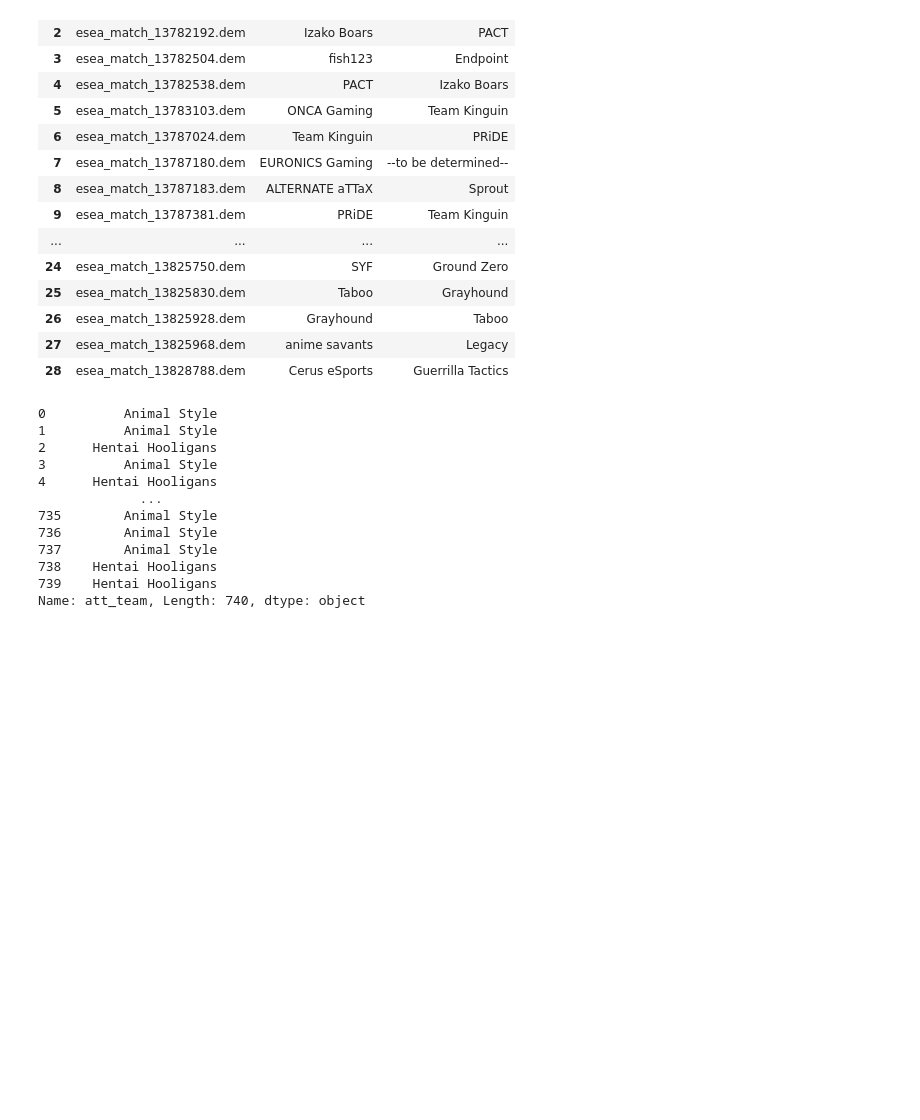
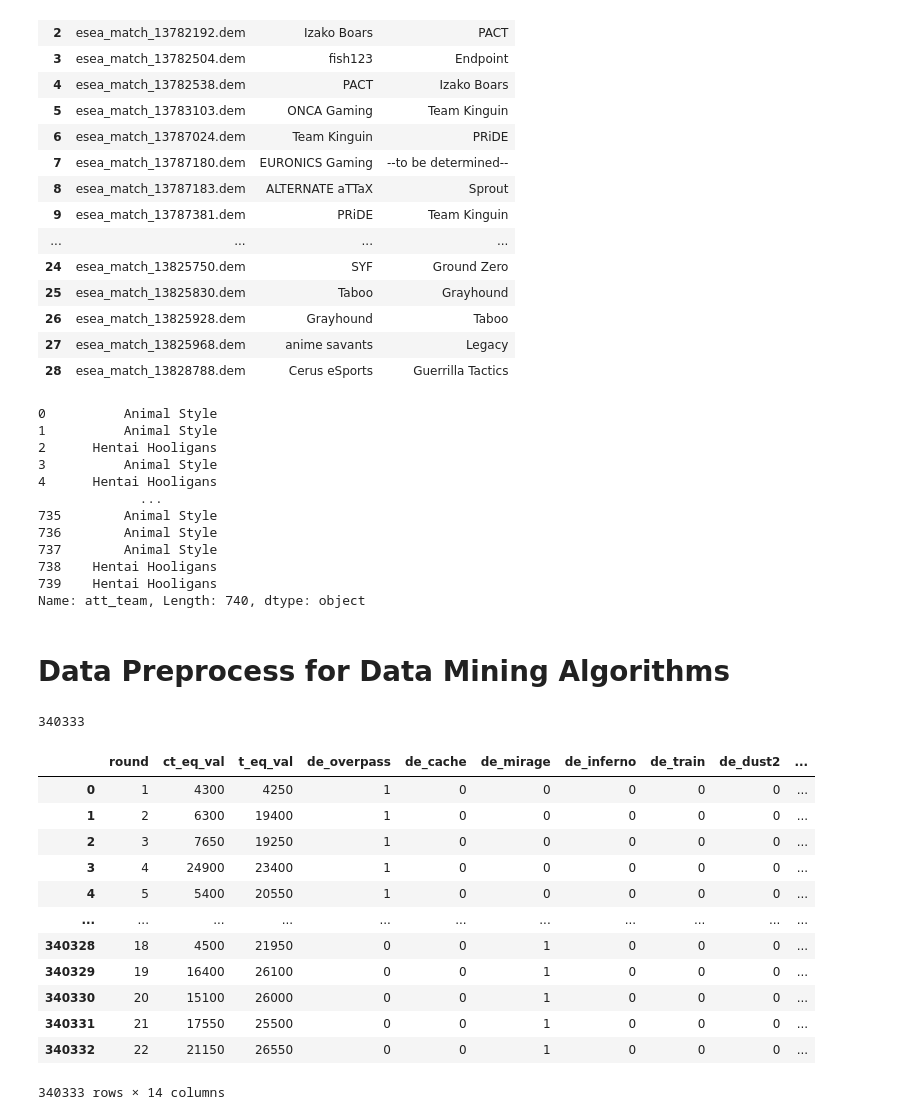
Before and after one commit to gandhimonil9823/CS_GO_Analysis, a Jupyter notebook: CS_GO_Analysis_renaming.ipynb, the cells around one changed output. Cells and saved outputs as stored; diff of their text form; code cells hidden in the pictures; blank space fills up the shorter version.

Commit message:
Preprocessing done for running data mining algorithms

```diff
--- a/CS_GO_Analysis_renaming.ipynb
+++ b/CS_GO_Analysis_renaming.ipynb
@@ -197,3 +197,14 @@ for index,dict_row in rename_dict.iterrows():
       else:
         data_row['att_team'] = 'Team 2'
         data_row['vic_team'] = 'Team 1'
+# %% [markdown]
+# Data Preprocess for Data Mining Algorithms
+# %%
+# function call to load and preprocess the esea_meta_demos
+df_esea_meta_demos = preprocess_esea_meta_demos()
+
+df_esea_meta_demos.head()
+
+print(len(df_esea_meta_demos))
+# %% [output]
+340333
@@ -199,0 +255,18 @@ for index,dict_row in rename_dict.iterrows():
+# %%
+df_preprocessed = preprocess_meta_demos_algo(df_esea_meta_demos)
+
+df_preprocessed
+# %% [output]
+|  | round | ct_eq_val | t_eq_val | de_overpass | de_cache | de_mirage | de_inferno | de_train | de_dust2 | ... |
+| 0 | 1 | 4300 | 4250 | 1 | 0 | 0 | 0 | 0 | 0 | ... |
+| 1 | 2 | 6300 | 19400 | 1 | 0 | 0 | 0 | 0 | 0 | ... |
+| 2 | 3 | 7650 | 19250 | 1 | 0 | 0 | 0 | 0 | 0 | ... |
+| 3 | 4 | 24900 | 23400 | 1 | 0 | 0 | 0 | 0 | 0 | ... |
+| 4 | 5 | 5400 | 20550 | 1 | 0 | 0 | 0 | 0 | 0 | ... |
+| ... | ... | ... | ... | ... | ... | ... | ... | ... | ... | ... |
+| 340328 | 18 | 4500 | 21950 | 0 | 0 | 1 | 0 | 0 | 0 | ... |
+| 340329 | 19 | 16400 | 26100 | 0 | 0 | 1 | 0 | 0 | 0 | ... |
+| 340330 | 20 | 15100 | 26000 | 0 | 0 | 1 | 0 | 0 | 0 | ... |
+| 340331 | 21 | 17550 | 25500 | 0 | 0 | 1 | 0 | 0 | 0 | ... |
+| 340332 | 22 | 21150 | 26550 | 0 | 0 | 1 | 0 | 0 | 0 | ... |
+340333 rows × 14 columns
```
Also changed, not shown: parts of 1 cell of this notebook.
